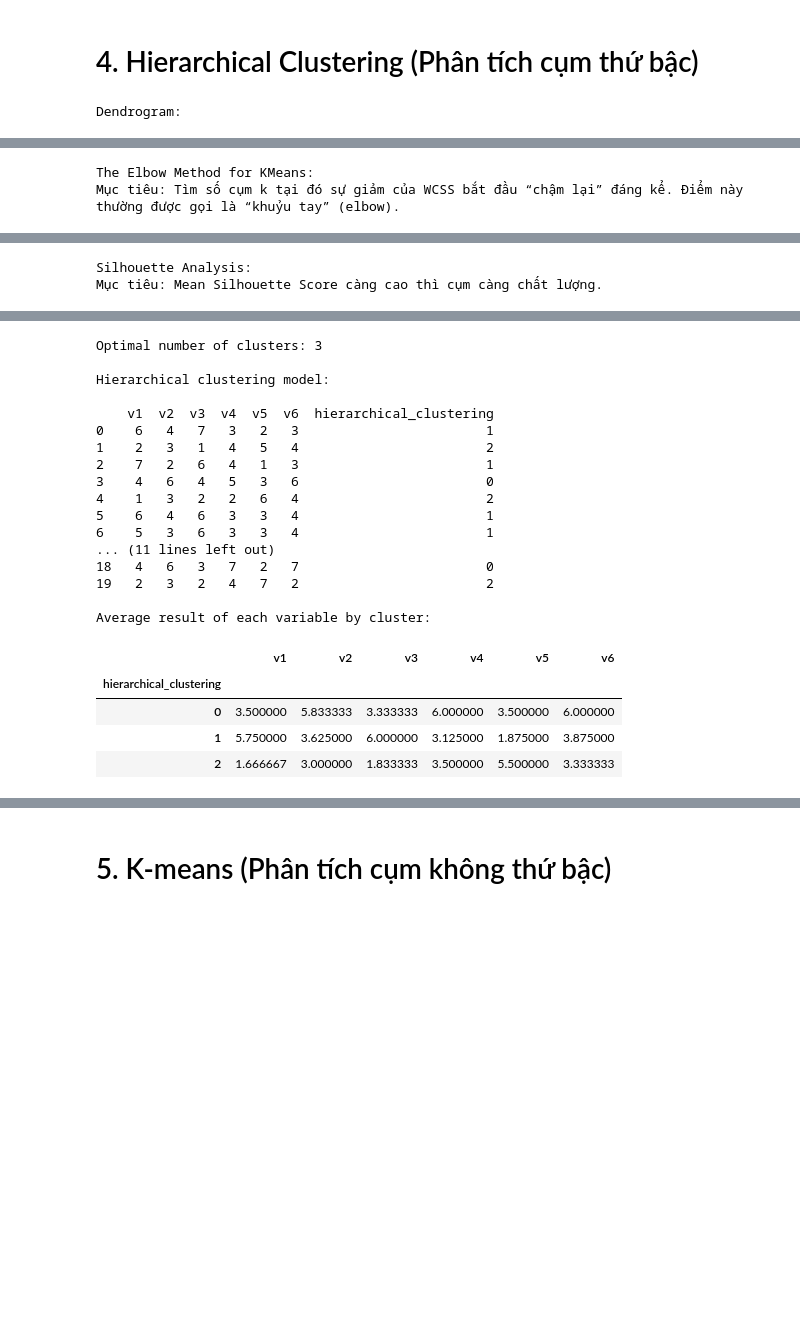
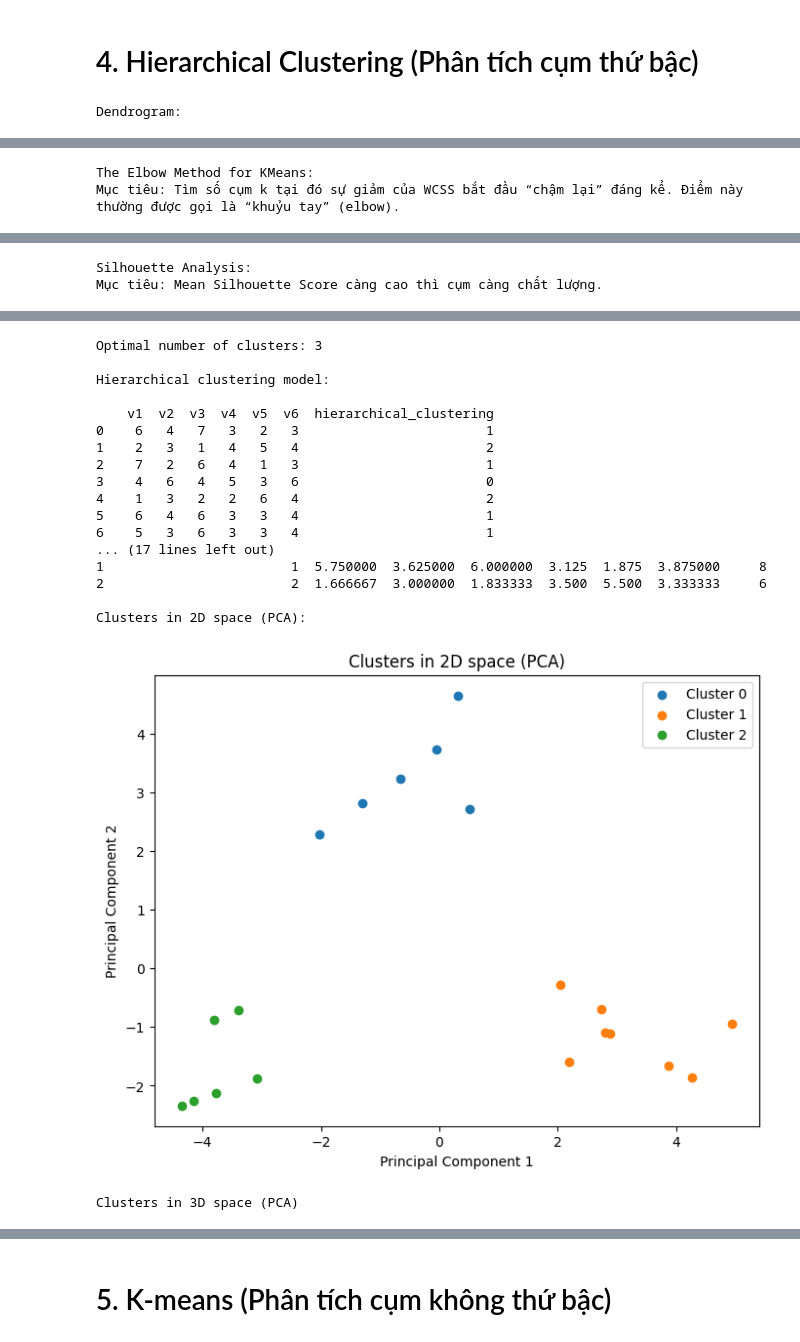
Before and after one commit to tanhpuh/cluster_analysis, a Jupyter notebook: Cluster_Analysis.ipynb, the cells around one changed output, grey strips where cells are left out. Cells and saved outputs as stored; diff of their text form; code cells hidden in the pictures; blank space fills up the shorter version.

```diff
--- a/Cluster_Analysis.ipynb
+++ b/Cluster_Analysis.ipynb
@@ -154,52 +159,88 @@ hc = AgglomerativeClustering(n_clusters=optimal_n_clusters, metric='euclidean',
 y_hc = hc.fit_predict(cluster_data)
 # Add cluster labels to the DataFrame
 cluster_data['hierarchical_clustering'] = y_hc
 # Display the clustered data
 print(cluster_data)
 print()
 
 # Average result of each variable by cluster
-print('Average result of each variable by cluster:')
-cluster_means = cluster_data.groupby('hierarchical_clustering').mean()
-cluster_means
-def highlight_max(s):
-    is_max = s == np.nanmax(s)
-    return ['background-color: blue' if v else '' for v in is_max]
-def create_cluster_summary(cluster_data):
-    cluster_means = cluster_data.groupby('cluster').mean()
-    styled_means = cluster_means.style.apply(highlight_max, axis=1)
-    return styled_means
-# Assuming 'cluster_data' DataFrame is already created as in your original code.
-styled_cluster_means = cluster_means.style.apply(highlight_max, axis=1)
-styled_cluster_means
+print('Cluster centers and sizes:')
+def get_cluster_centers_and_sizes(cluster_data, cluster_column):
+  """
+  Calculates the cluster centers and sizes.
+
+  Args:
+    cluster_data: DataFrame containing the data and cluster labels.
+    cluster_column: The name of the column containing cluster labels.
+
+  Returns:
+    A DataFrame with cluster centers and sizes.
+  """
+  cluster_centers = cluster_data.groupby(cluster_column).mean()
+  cluster_sizes = cluster_data.groupby(cluster_column).size().reset_index(name='size')
+  cluster_summary = pd.merge(cluster_centers, cluster_sizes, on=cluster_column)
+  return cluster_summary
+# Example usage (assuming 'cluster_data' and 'y_hc' are defined as in the original code)
+# Replace 'hierarchical_clustering' with your cluster column name if different
+cluster_summary = get_cluster_centers_and_sizes(cluster_data, 'hierarchical_clustering')
+print(cluster_summary)
+print()
+
+# Reduce dimensionality to 2D using PCA
+print('Clusters in 2D space (PCA):')
+pca = PCA(n_components=2)
+principal_components = pca.fit_transform(cluster_data)
+# Create a scatter plot
+plt.figure(figsize=(8, 6))
+for i in np.unique(y_hc):  # Use y_kmeans for KMeans results
+    plt.scatter(principal_components[y_hc == i, 0], principal_components[y_hc == i, 1], label=f'Cluster {i}')
+plt.title('Clusters in 2D space (PCA)')
+plt.xlabel('Principal Component 1')
+plt.ylabel('Principal Component 2')
+plt.legend()
+plt.show()
+print()
+
+print('Clusters in 3D space (PCA)')
+# Reduce dimensionality to 3D using PCA
+pca_3d = PCA(n_components=3)
+principal_components_3d = pca_3d.fit_transform(cluster_data)
+# Create a 3D scatter plot
+fig = plt.figure(figsize=(10, 8))
+ax = fig.add_subplot(111, projection='3d')
+for i in np.unique(y_hc):  # Use y_kmeans for KMeans results
+    ax.scatter(principal_components_3d[y_hc == i, 0], principal_components_3d[y_hc == i, 1], principal_components_3d[y_hc == i, 2], label=f'Cluster {i}')
+ax.set_title('Clusters in 3D space (PCA)')
+ax.set_xlabel('Principal Component 1')
+ax.set_ylabel('Principal Component 2')
+ax.set_zlabel('Principal Component 3')
+ax.legend()
+plt.show()
 # %% [output]
 Dendrogram:
 [figure]
 The Elbow Method for KMeans:
 Mục tiêu: Tìm số cụm k tại đó sự giảm của WCSS bắt đầu “chậm lại” đáng kể. Điểm này thường được gọi là “khuỷu tay” (elbow).
 [figure]
 Silhouette Analysis:
 Mục tiêu: Mean Silhouette Score càng cao thì cụm càng chất lượng.
 [figure]
 Optimal number of clusters: 3
 
 Hierarchical clustering model:
 
     v1  v2  v3  v4  v5  v6  hierarchical_clustering
 0    6   4   7   3   2   3                        1
 1    2   3   1   4   5   4                        2
 2    7   2   6   4   1   3                        1
 3    4   6   4   5   3   6                        0
 4    1   3   2   2   6   4                        2
 5    6   4   6   3   3   4                        1
 6    5   3   6   3   3   4                        1
-... (11 lines left out)
-18   4   6   3   7   2   7                        0
-19   2   3   2   4   7   2                        2
+... (17 lines left out)
+1                        1  5.750000  3.625000  6.000000  3.125  1.875  3.875000     8
+2                        2  1.666667  3.000000  1.833333  3.500  5.500  3.333333     6
 
-Average result of each variable by cluster:
+Clusters in 2D space (PCA):
-|  | v1 | v2 | v3 | v4 | v5 | v6 |
-| hierarchical_clustering |  |  |  |  |  |  |
-| 0 | 3.500000 | 5.833333 | 3.333333 | 6.000000 | 3.500000 | 6.000000 |
-| 1 | 5.750000 | 3.625000 | 6.000000 | 3.125000 | 1.875000 | 3.875000 |
-| 2 | 1.666667 | 3.000000 | 1.833333 | 3.500000 | 5.500000 | 3.333333 |
+[figure, added]
+Clusters in 3D space (PCA)
```
Also changed, not shown: parts of 4 cells of this notebook.
